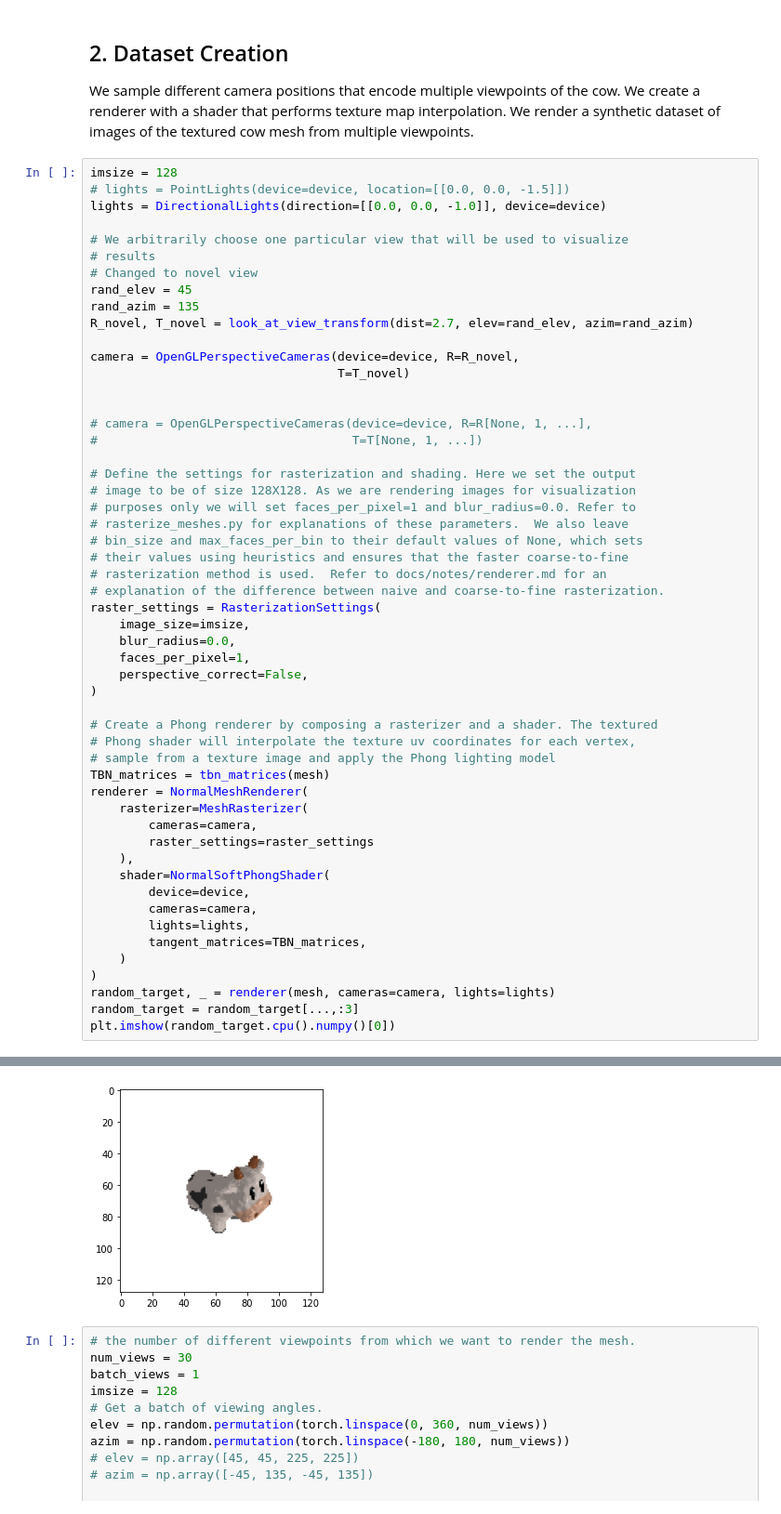
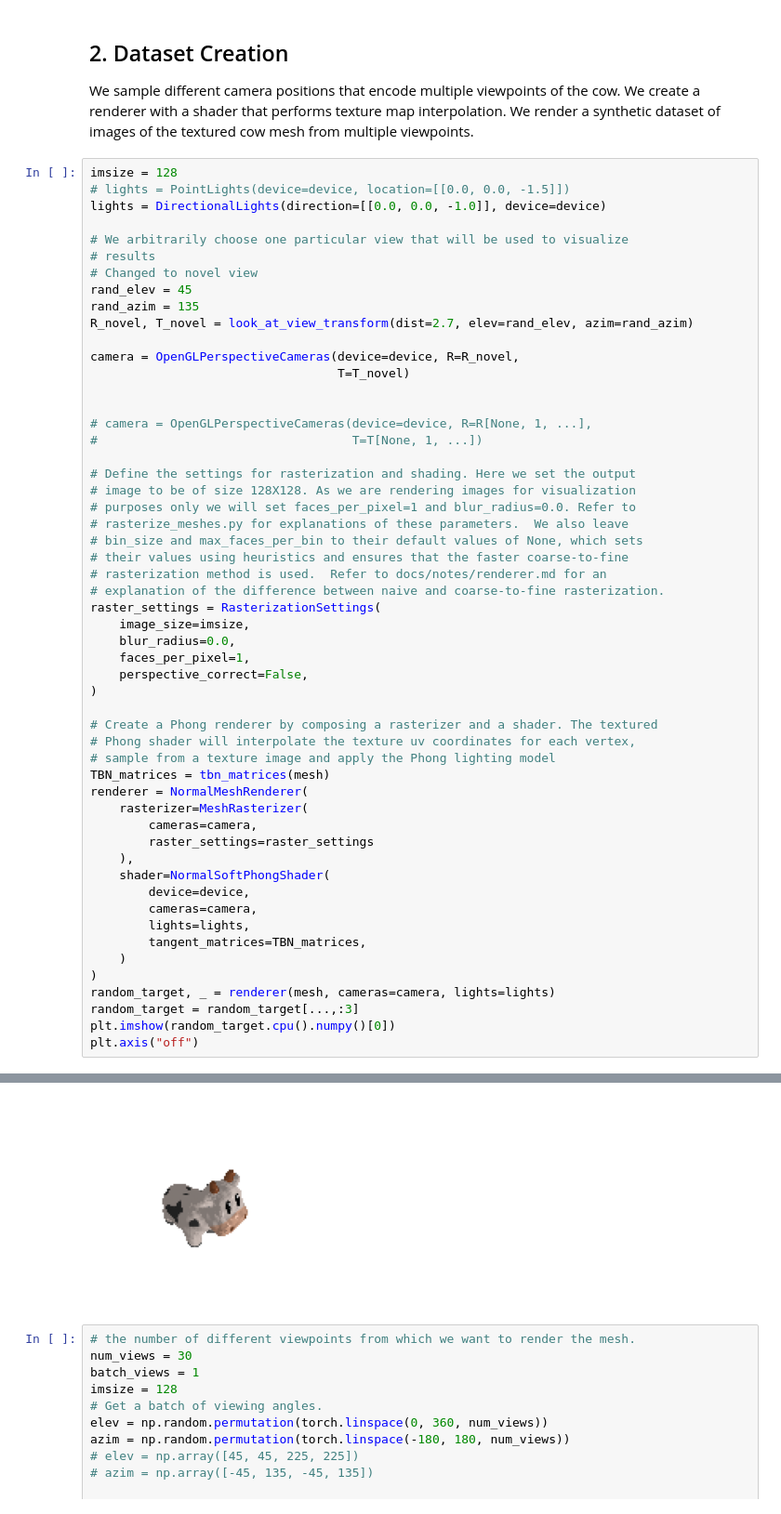
Before and after one commit to theycallmepeter/pytorch3d_PBR, a Jupyter notebook: docs/tutorials/maps_only_learning.ipynb, the cells around one changed output, grey strips where cells are left out. Shown at 93% size. Cells and saved outputs as stored; diff of their text form.

```diff
--- a/docs/tutorials/maps_only_learning.ipynb
+++ b/docs/tutorials/maps_only_learning.ipynb
@@ -412,4 +412,5 @@ renderer = NormalMeshRenderer(
 random_target, _ = renderer(mesh, cameras=camera, lights=lights)
 random_target = random_target[...,:3]
 plt.imshow(random_target.cpu().numpy()[0])
+plt.axis("off")
 # %% [output]
@@ -417,4 +418,4 @@ plt.imshow(random_target.cpu().numpy()[0])
-[figure, old version]
+[figure, new version]
 # %%
 # the number of different viewpoints from which we want to render the mesh.
 num_views = 30
```
Also changed, not shown: parts of 4 cells of this notebook, 13 other files.
